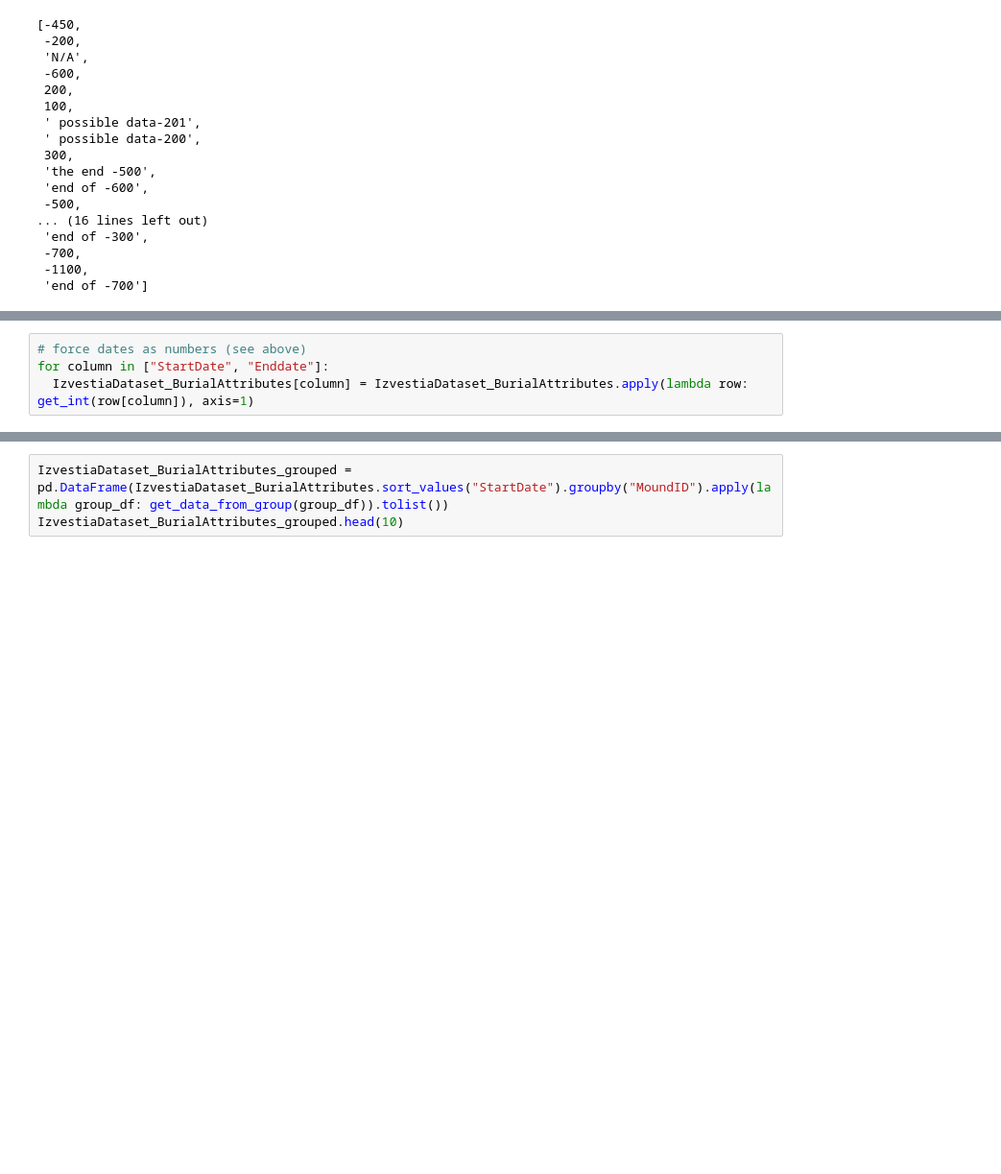
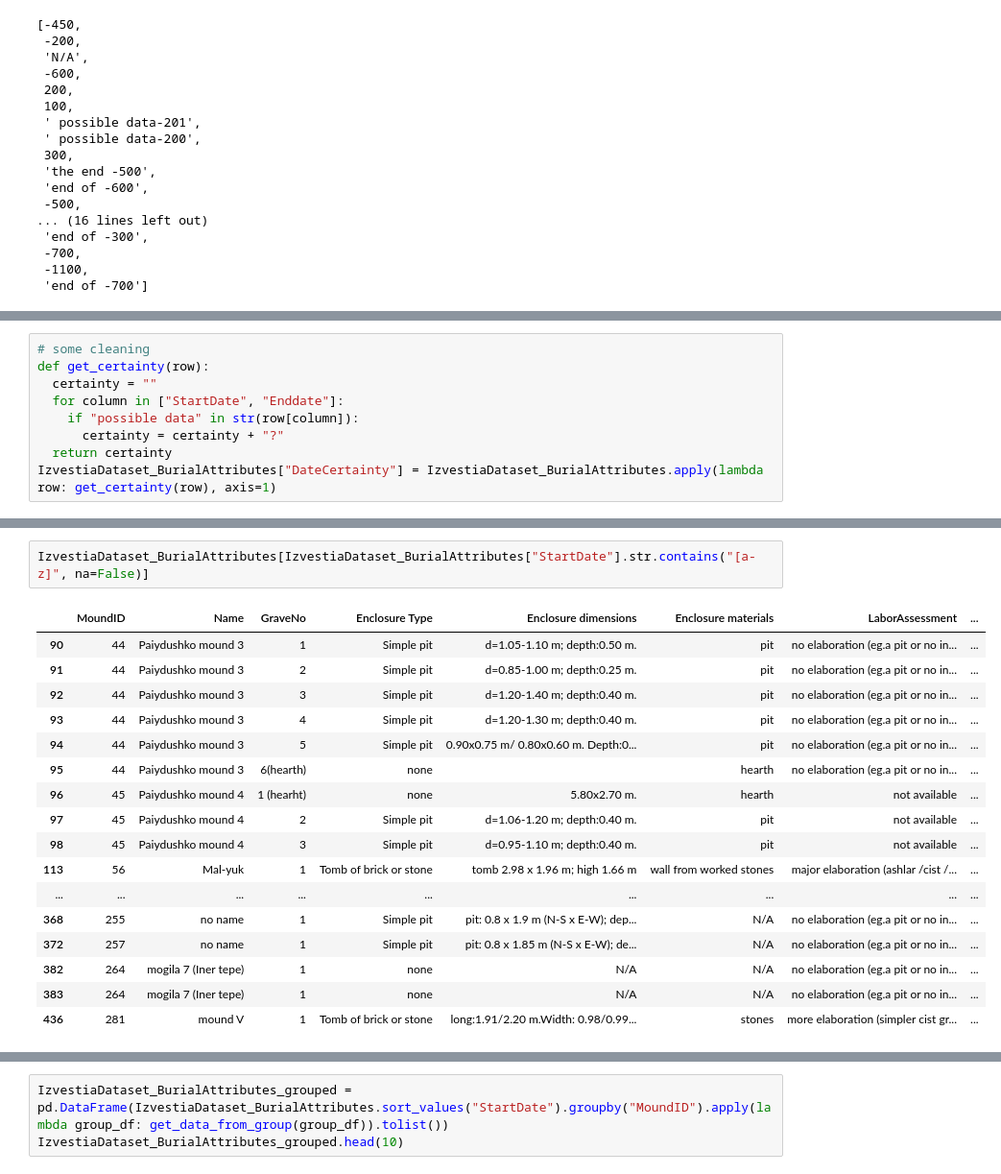
Before and after one commit to sdam-au/mounds_ETL, a Jupyter notebook: scripts/EXPLORING-MOUNDS-IN-GSHEETS.ipynb, the cells around one changed output, grey strips where cells are left out. Shown: that part at 96% size. Cells and saved outputs as stored; diff of their text form; blank space fills up the shorter version.

```diff
--- a/scripts/EXPLORING-MOUNDS-IN-GSHEETS.ipynb
+++ b/scripts/EXPLORING-MOUNDS-IN-GSHEETS.ipynb
@@ -252,4 +213,9 @@ set_with_dataframe(IzvestiaDataset.add_worksheet("dates_strings", 1,1), dates_st
 # %%
-# force dates as numbers (see above)
-for column in ["StartDate", "Enddate"]:
-  IzvestiaDataset_BurialAttributes[column] = IzvestiaDataset_BurialAttributes.apply(lambda row: get_int(row[column]), axis=1)
+# some cleaning
+def get_certainty(row):
+  certainty = ""
+  for column in ["StartDate", "Enddate"]:
+    if "possible data" in str(row[column]):
+      certainty = certainty + "?"
+  return certainty
+IzvestiaDataset_BurialAttributes["DateCertainty"] = IzvestiaDataset_BurialAttributes.apply(lambda row: get_certainty(row), axis=1)
@@ -255,0 +239,20 @@ for column in ["StartDate", "Enddate"]:
+# %%
+IzvestiaDataset_BurialAttributes[IzvestiaDataset_BurialAttributes["StartDate"].str.contains("[a-z]", na=False)]
+# %% [output]
+|  | MoundID | Name | GraveNo | Enclosure Type | Enclosure dimensions | Enclosure materials | LaborAssessment | ... |
+| 90 | 44 | Paiydushko mound 3 | 1 | Simple pit | d=1.05-1.10 m; depth:0.50 m. | pit | no elaboration (eg.a pit or no in... | ... |
+| 91 | 44 | Paiydushko mound 3 | 2 | Simple pit | d=0.85-1.00 m; depth:0.25 m. | pit | no elaboration (eg.a pit or no in... | ... |
+| 92 | 44 | Paiydushko mound 3 | 3 | Simple pit | d=1.20-1.40 m; depth:0.40 m. | pit | no elaboration (eg.a pit or no in... | ... |
+| 93 | 44 | Paiydushko mound 3 | 4 | Simple pit | d=1.20-1.30 m; depth:0.40 m. | pit | no elaboration (eg.a pit or no in... | ... |
+| 94 | 44 | Paiydushko mound 3 | 5 | Simple pit | 0.90x0.75 m/ 0.80x0.60 m. Depth:0... | pit | no elaboration (eg.a pit or no in... | ... |
+| 95 | 44 | Paiydushko mound 3 | 6(hearth) | none |  | hearth | no elaboration (eg.a pit or no in... | ... |
+| 96 | 45 | Paiydushko mound 4 | 1 (hearht) | none | 5.80x2.70 m. | hearth | not available | ... |
+| 97 | 45 | Paiydushko mound 4 | 2 | Simple pit | d=1.06-1.20 m; depth:0.40 m. | pit | not available | ... |
+| 98 | 45 | Paiydushko mound 4 | 3 | Simple pit | d=0.95-1.10 m; depth:0.40 m. | pit | not available | ... |
+| 113 | 56 | Mal-yuk | 1 | Tomb of brick or stone | tomb 2.98 x 1.96 m; high 1.66 m | wall from worked stones | major elaboration (ashlar /cist /... | ... |
+| ... | ... | ... | ... | ... | ... | ... | ... | ... |
+| 368 | 255 | no name | 1 | Simple pit | pit: 0.8 x 1.9 m (N-S x E-W); dep... | N/A | no elaboration (eg.a pit or no in... | ... |
+| 372 | 257 | no name | 1 | Simple pit | pit: 0.8 x 1.85 m (N-S x E-W); de... | N/A | no elaboration (eg.a pit or no in... | ... |
+| 382 | 264 | mogila 7 (Iner tepe) | 1 | none | N/A | N/A | no elaboration (eg.a pit or no in... | ... |
+| 383 | 264 | mogila 7 (Iner tepe) | 1 | none | N/A | N/A | no elaboration (eg.a pit or no in... | ... |
+| 436 | 281 | mound V | 1 | Tomb of brick or stone | long:1.91/2.20 m.Width: 0.98/0.99... | stones | more elaboration (simpler cist gr... | ... |
```
Also changed, not shown: parts of 17 cells of this notebook.
